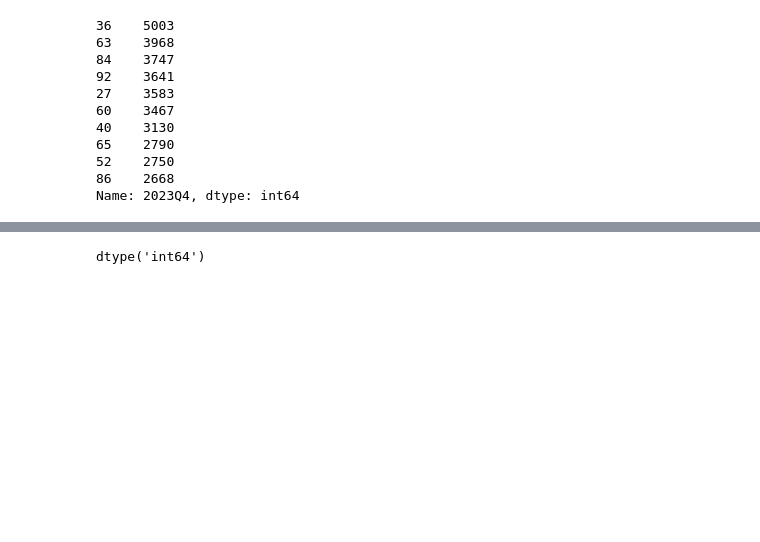
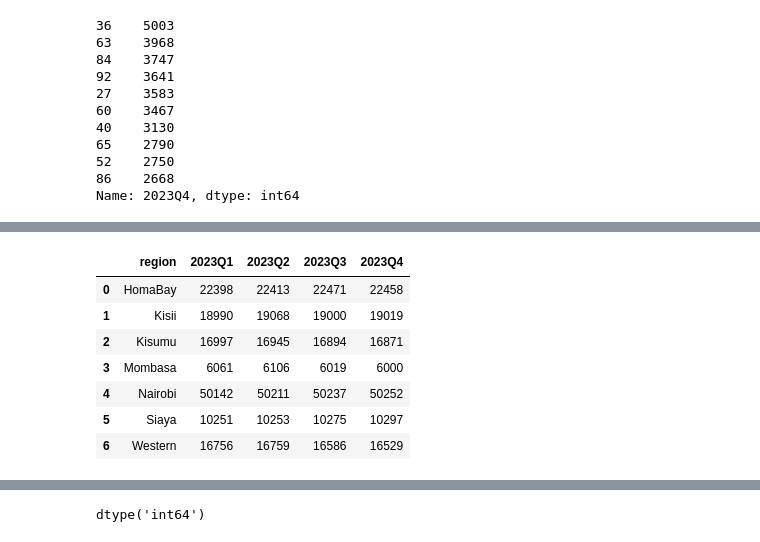
Before and after one commit to WayneNyariroh/wynlb.kccbs_sites_map, a Jupyter notebook: data_prep_cleaning_eda.ipynb, the cells around one changed output, grey strips where cells are left out. Cells and saved outputs as stored; diff of their text form; code cells hidden in the pictures; blank space fills up the shorter version.

```diff
--- a/data_prep_cleaning_eda.ipynb
+++ b/data_prep_cleaning_eda.ipynb
@@ -438,0 +466,13 @@ bar + text
+# %%
+quarter_tx = prepd_data.groupby(by=['region'])[['2023Q1','2023Q2','2023Q3','2023Q4']].sum().reset_index()
+# %%
+quarter_tx
+# %% [output]
+|  | region | 2023Q1 | 2023Q2 | 2023Q3 | 2023Q4 |
+| 0 | HomaBay | 22398 | 22413 | 22471 | 22458 |
+| 1 | Kisii | 18990 | 19068 | 19000 | 19019 |
+| 2 | Kisumu | 16997 | 16945 | 16894 | 16871 |
+| 3 | Mombasa | 6061 | 6106 | 6019 | 6000 |
+| 4 | Nairobi | 50142 | 50211 | 50237 | 50252 |
+| 5 | Siaya | 10251 | 10253 | 10275 | 10297 |
+| 6 | Western | 16756 | 16759 | 16586 | 16529 |
```
Also changed, not shown: parts of 9 cells of this notebook, 3 other files.
